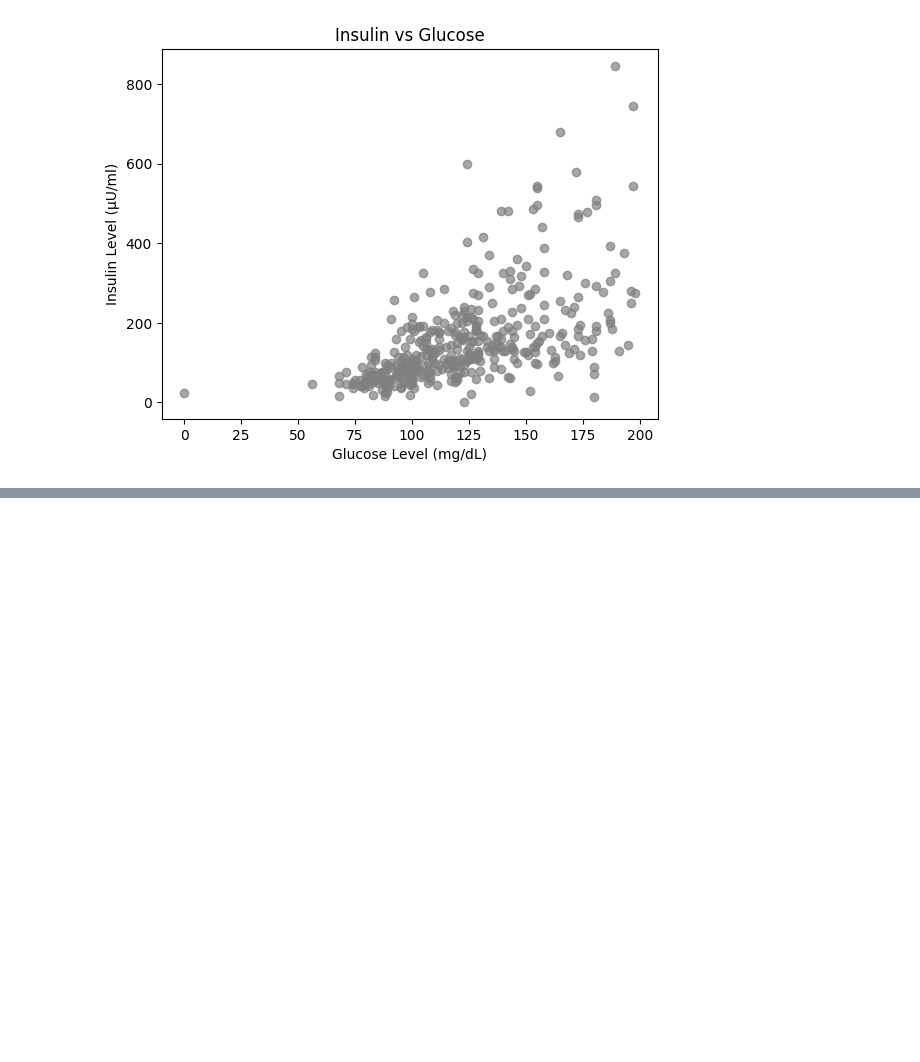
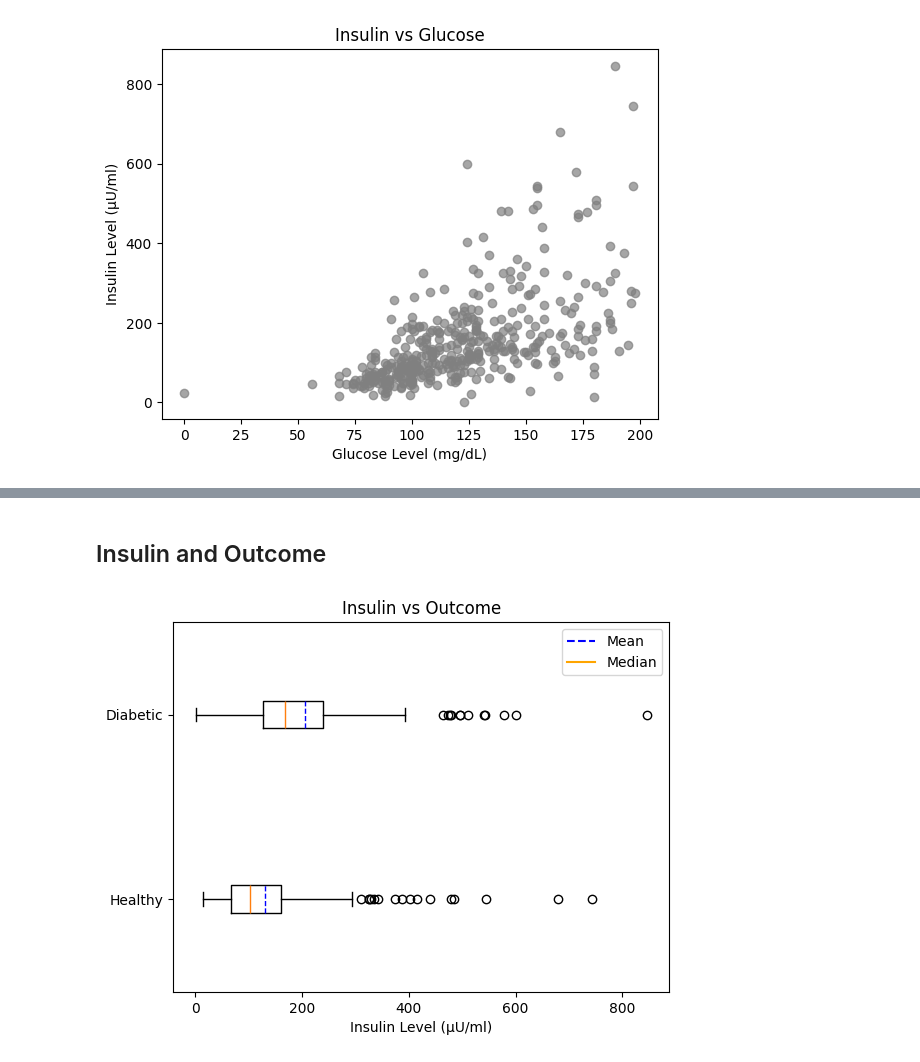
Before and after one commit to Bluxen/DA-Project1, a Jupyter notebook: 13_diabetes_prediction.ipynb, the cells around one changed output, grey strips where cells are left out. Saved outputs shown, nothing was run; the diff lists cells and outputs as text; code cells hidden in the pictures; blank space fills up the shorter version.

```diff
--- a/13_diabetes_prediction.ipynb
+++ b/13_diabetes_prediction.ipynb
@@ -399,0 +416,11 @@ plt.show()
+# %% [markdown]
+## Insulin and Outcome
+# %%
+# box plot of insulin vs outcome
+plt.boxplot([diabetes_filtered_insulin[diabetes_filtered_insulin['Outcome'] == 0]['Insulin'], diabetes_filtered_insulin[diabetes_filtered_insulin['Outcome'] == 1]['Insulin']], showmeans=True, vert=False, labels=['Healthy', 'Diabetic'], meanline=True, meanprops={'color': 'blue', 'linestyle': 'dashed'})
+plt.title('Insulin vs Outcome')
+plt.xlabel('Insulin Level (μU/ml)')
+plt.legend(handles=[mean_line, median_line], loc='upper right')
+plt.show()
+# %% [output]
+[figure, added]
```
Also changed, not shown: parts of 8 cells of this notebook.
